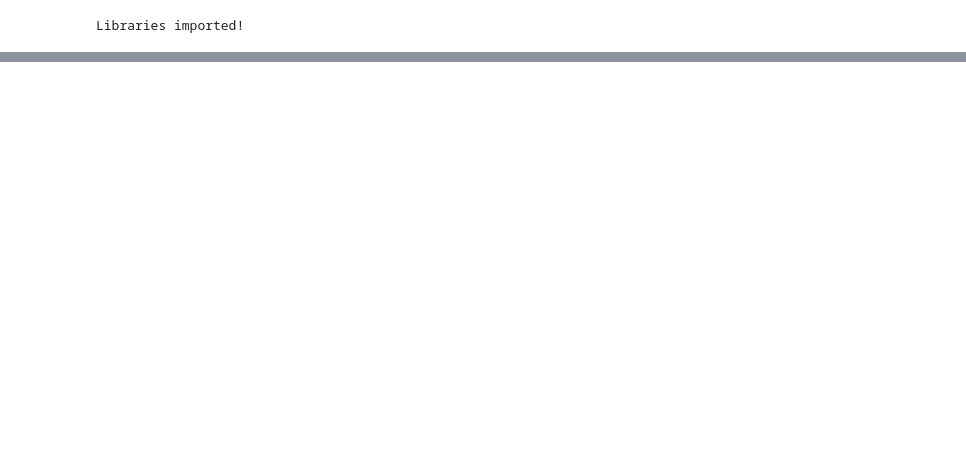
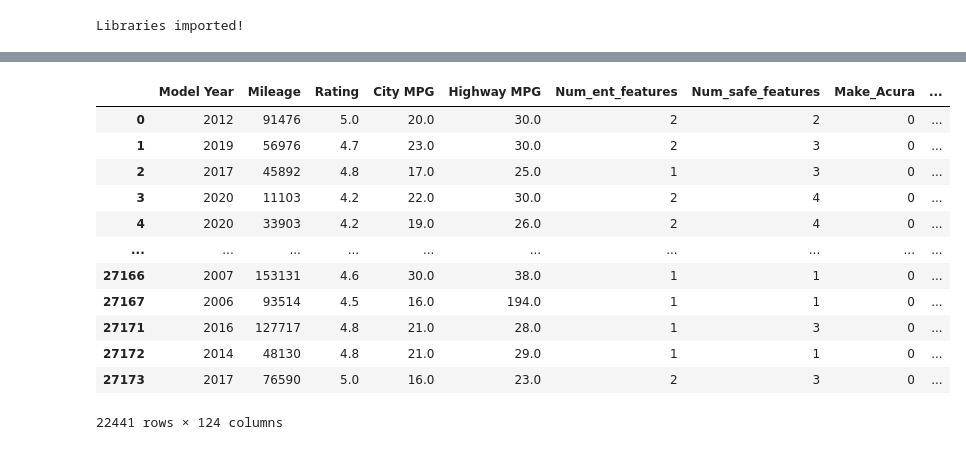
Before and after one commit to luongtruong77/regression-car-price-predictor, a Jupyter notebook: Modeling.ipynb, the cells around one changed output, grey strips where cells are left out. Cells and saved outputs as stored; diff of their text form; code cells hidden in the pictures; blank space fills up the shorter version.

```diff
--- a/Modeling.ipynb
+++ b/Modeling.ipynb
@@ -70,6 +73,3 @@ sns.pairplot(sub_df)
 # %%
-x_df = sub_df[['Model Year', 'Mileage', 'Rating', 'City MPG', 'Highway MPG', 'Num_ent_features', 'Num_safe_features']]
+X_df = sub_df[['Model Year', 'Mileage', 'Rating', 'City MPG', 'Highway MPG', 'Num_ent_features', 'Num_safe_features']]
 y_df = sub_df['Price']
-lsm = LinearRegression()
-sk_fit = lsm.fit(x_df, y_df)
-sk_fit.score(x_df, y_df)
@@ -92,0 +132,4 @@ sk_fit.score(x_df, y_df)
+# %%
+X2 = X_df.copy()
+X2['Make'] = df['Make']
+split_and_validate(pd.get_dummies(X2), y_df)
@@ -92,0 +163,6 @@ sk_fit.score(x_df, y_df)
+# %%
+X3 = X2.copy()
+
+X3['Fuel Type'] = df['Fuel Type']
+
+split_and_validate(pd.get_dummies(X3), y_df)
@@ -92,0 +196,5 @@ sk_fit.score(x_df, y_df)
+# %%
+X4 = X3.copy()
+
+X4[['Drivetrain', 'Engine', 'Exterior Color', 'Interior Color', 'Transmission']] = df[['Drivetrain', 'Engine', 'Exterior Color', 'Interior Color', 'Transmission']]
+X4.head()
@@ -92,0 +208,16 @@ sk_fit.score(x_df, y_df)
+# %%
+pd.get_dummies(X4)
+# %% [output]
+|  | Model Year | Mileage | Rating | City MPG | Highway MPG | Num_ent_features | Num_safe_features | Make_Acura | ... |
+| 0 | 2012 | 91476 | 5.0 | 20.0 | 30.0 | 2 | 2 | 0 | ... |
+| 1 | 2019 | 56976 | 4.7 | 23.0 | 30.0 | 2 | 3 | 0 | ... |
+| 2 | 2017 | 45892 | 4.8 | 17.0 | 25.0 | 1 | 3 | 0 | ... |
+| 3 | 2020 | 11103 | 4.2 | 22.0 | 30.0 | 2 | 4 | 0 | ... |
+| 4 | 2020 | 33903 | 4.2 | 19.0 | 26.0 | 2 | 4 | 0 | ... |
+| ... | ... | ... | ... | ... | ... | ... | ... | ... | ... |
+| 27166 | 2007 | 153131 | 4.6 | 30.0 | 38.0 | 1 | 1 | 0 | ... |
+| 27167 | 2006 | 93514 | 4.5 | 16.0 | 194.0 | 1 | 1 | 0 | ... |
+| 27171 | 2016 | 127717 | 4.8 | 21.0 | 28.0 | 1 | 3 | 0 | ... |
+| 27172 | 2014 | 48130 | 4.8 | 21.0 | 29.0 | 1 | 1 | 0 | ... |
+| 27173 | 2017 | 76590 | 5.0 | 16.0 | 23.0 | 2 | 3 | 0 | ... |
+22441 rows × 124 columns
```
Also changed, not shown: parts of 17 cells of this notebook, 2 other files.
